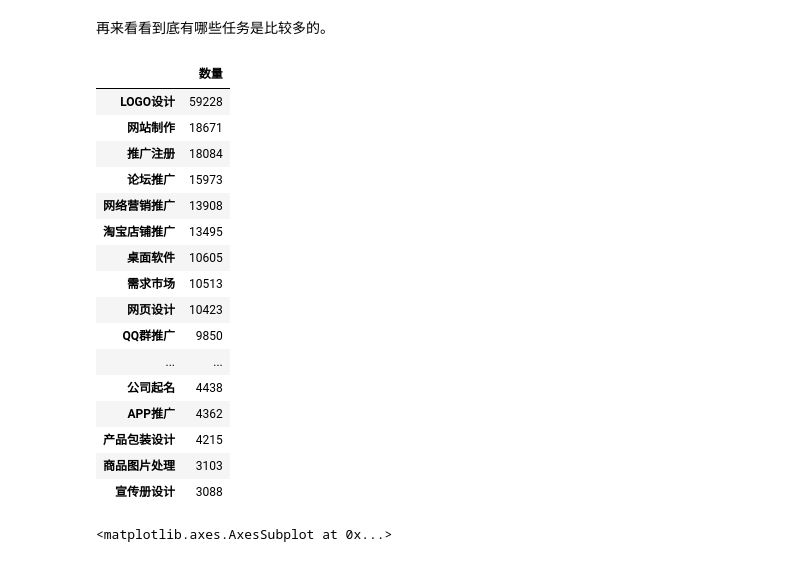
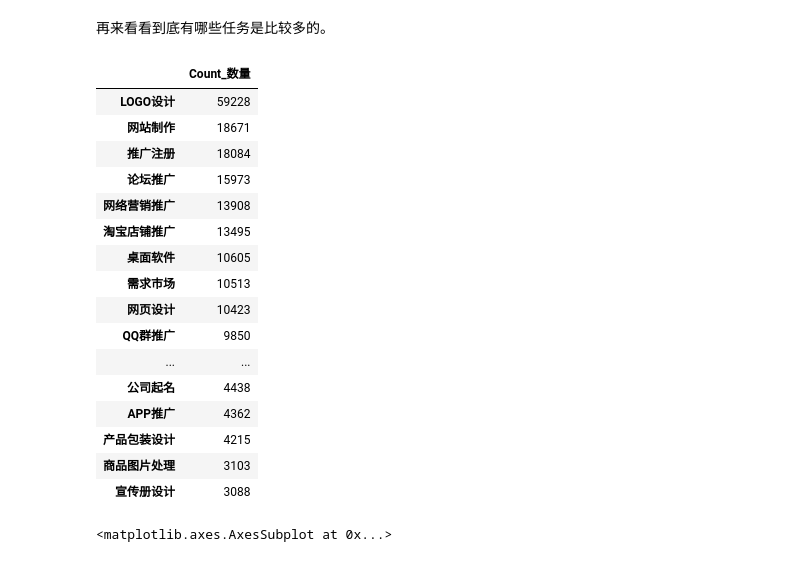
Before and after one commit to Databingo/Databingo, a Jupyter notebook: DataBookingStep2.ipynb, the cells around one changed output. Saved outputs shown, nothing was run; the diff lists cells and outputs as text; code cells hidden in the pictures.

```diff
--- a/DataBookingStep2.ipynb
+++ b/DataBookingStep2.ipynb
@@ -163,10 +163,10 @@ pic
 再来看看到底有哪些任务是比较多的。
 # %%
 dutyNumber = df.iloc[:,9].value_counts().iloc[1:22]
-dno = pd.DataFrame(dutyNumber, columns=['数量'])
+dno = pd.DataFrame(dutyNumber, columns=['Count_数量'])
 dno
 # %% [output]
-|  | 数量 |
+|  | Count_数量 |
 | LOGO设计 | 59228 |
 | 网站制作 | 18671 |
 | 推广注册 | 18084 |
```
Also changed, not shown: parts of 5 cells of this notebook.
